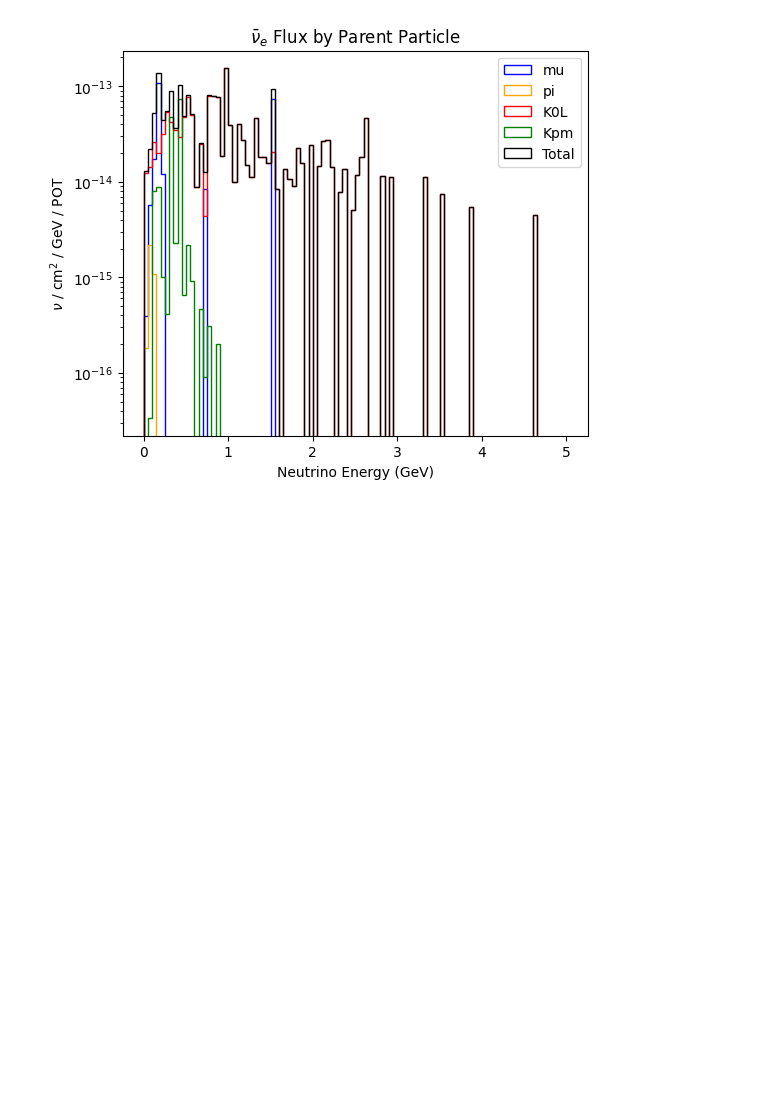
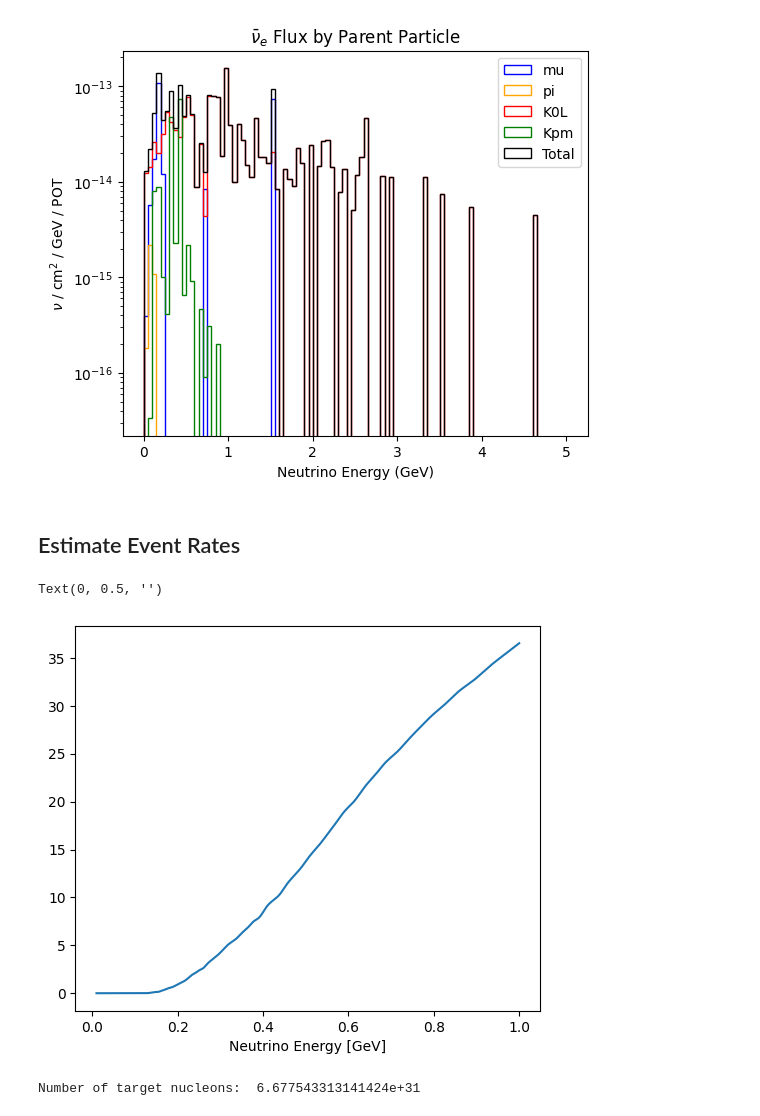
Before and after one commit to tomdsimpson/KDAR-Summer-Project, a Jupyter notebook: neutrino_fluxes.ipynb, the cells around one changed output. Cells and saved outputs as stored; diff of their text form; code cells hidden in the pictures; blank space fills up the shorter version.

Commit message:
estimating event counts

```diff
--- a/neutrino_fluxes.ipynb
+++ b/neutrino_fluxes.ipynb
@@ -167,3 +170,29 @@ ax.legend()
 ax.set_yscale("log")
 # %% [output]
 [figure]
+# %% [markdown]
+## Estimate Event Rates
+# %%
+xsec = np.loadtxt("./DATA/numu_Ar_v3.04.00_t.AR23.20i.00.000.txt")
+xsec_nuc = 1e-42 / 40 # Check units
+fig, ax = plt.subplots(figsize=(6,5))
+ax.plot(xsec[:,0], xsec[:,1])
+ax.set_xlabel("Neutrino Energy [GeV]")
+# Assume same y-units likely wrong fix later
+ax.set_ylabel("")
+# %% [output]
+Text(0, 0.5, '')
+[figure, added]
+# %%
+# Same target?
+
+rho = 1.38434 #g/cm^{3}
+n_a = 6.022e23 #molec/mol
+m_mol = 39.95 #g/mol
+A = 40
+volume_cm3 = 400*400*500
+
+n_targets = (rho * volume_cm3 * n_a * A) / (m_mol)
+print('Number of target nucleons: ', n_targets)
+# %% [output]
+Number of target nucleons:  6.677543313141424e+31
```
Also changed, not shown: parts of 2 cells of this notebook.
